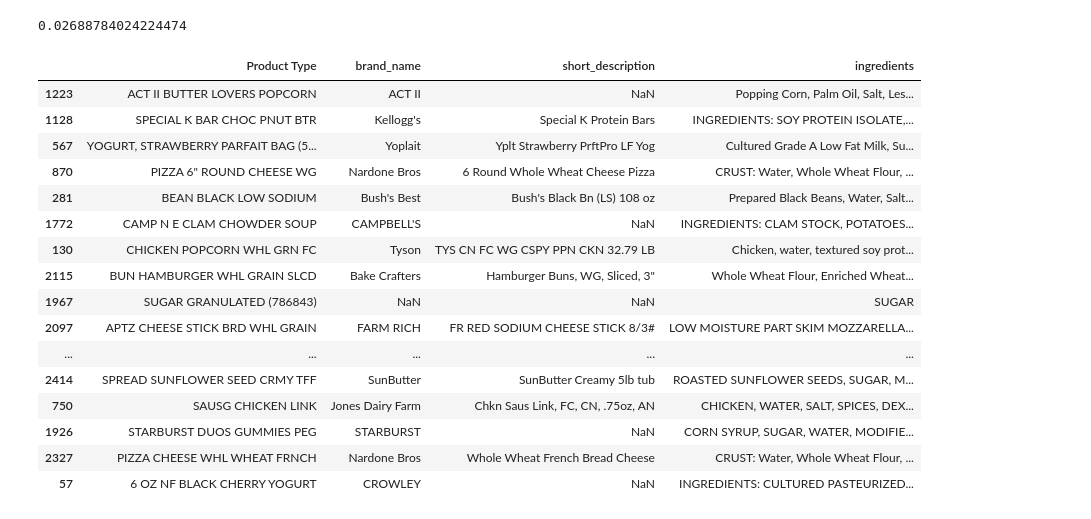
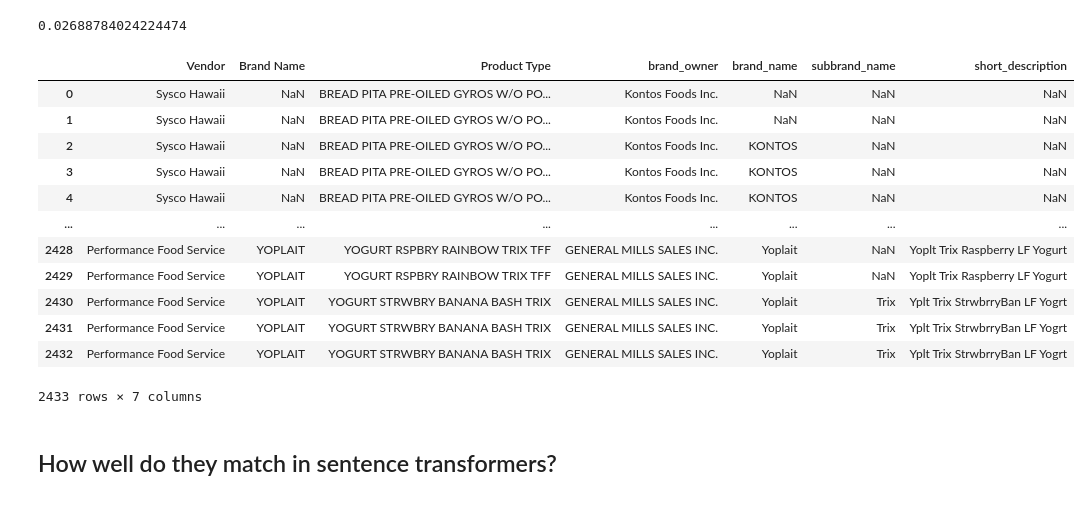
Before and after one commit to uchicago-dsi/good-food-purchasing-nova-classification, a Jupyter notebook: notebooks/match-with-sentence-transformers.ipynb, the cells around one changed output. Cells and saved outputs as stored; diff of their text form; code cells hidden in the pictures.

```diff
--- a/notebooks/match-with-sentence-transformers.ipynb
+++ b/notebooks/match-with-sentence-transformers.ipynb
@@ -94,28 +98,36 @@ usda_with_upc["gtin_upc"] = usda_with_upc["gtin_upc"].apply(lambda x: f"{int(x):
 # %% [markdown]
 ## Matching CGFP and USDA
 # %%
-cgfp_usda = cgfp_with_upc.merge(usda_with_upc, left_on="Product GTIN or UPC", right_on="gtin_upc")
+cgfp_usda = cgfp_with_upc.reset_index().merge(
+    usda_with_upc.reset_index(), left_on="Product GTIN or UPC", right_on="gtin_upc"
+)
 # %%
 len(cgfp_usda) / len(cgfp)
 # %% [output]
 0.02688784024224474
 # %%
-cgfp_usda.take(np.random.permutation(len(cgfp_usda))[:60])[["Product Type", "brand_name", "short_description", "ingredients"]]
+cgfp_usda[
+    [
+        "Vendor",
+        "Brand Name",
+        "Product Type",
+        "brand_owner",
+        "brand_name",
+        "subbrand_name",
+        "short_description",
+    ]
+]
 # %% [output]
-|  | Product Type | brand_name | short_description | ingredients |
-| 1223 | ACT II BUTTER LOVERS POPCORN | ACT II | NaN | Popping Corn, Palm Oil, Salt, Les... |
-| 1128 | SPECIAL K BAR CHOC PNUT BTR | Kellogg's | Special K Protein Bars | INGREDIENTS: SOY PROTEIN ISOLATE,... |
-| 567 | YOGURT, STRAWBERRY PARFAIT BAG (5... | Yoplait | Yplt Strawberry PrftPro LF Yog | Cultured Grade A Low Fat Milk, Su... |
-| 870 | PIZZA 6" ROUND CHEESE WG | Nardone Bros | 6 Round Whole Wheat Cheese Pizza | CRUST: Water, Whole Wheat Flour, ... |
-| 281 | BEAN BLACK LOW SODIUM | Bush's Best | Bush's Black Bn (LS) 108 oz | Prepared Black Beans, Water, Salt... |
-| 1772 | CAMP N E CLAM CHOWDER SOUP | CAMPBELL'S | NaN | INGREDIENTS: CLAM STOCK, POTATOES... |
-| 130 | CHICKEN POPCORN WHL GRN FC | Tyson | TYS CN FC WG CSPY PPN CKN 32.79 LB | Chicken, water, textured soy prot... |
-| 2115 | BUN HAMBURGER WHL GRAIN SLCD | Bake Crafters | Hamburger Buns, WG, Sliced, 3" | Whole Wheat Flour, Enriched Wheat... |
-| 1967 | SUGAR GRANULATED (786843) | NaN | NaN | SUGAR |
-| 2097 | APTZ CHEESE STICK BRD WHL GRAIN | FARM RICH | FR RED SODIUM CHEESE STICK 8/3# | LOW MOISTURE PART SKIM MOZZARELLA... |
-| ... | ... | ... | ... | ... |
-| 2414 | SPREAD SUNFLOWER SEED CRMY TFF | SunButter | SunButter Creamy 5lb tub | ROASTED SUNFLOWER SEEDS, SUGAR, M... |
-| 750 | SAUSG CHICKEN LINK | Jones Dairy Farm | Chkn Saus Link, FC, CN, .75oz, AN | CHICKEN, WATER, SALT, SPICES, DEX... |
-| 1926 | STARBURST DUOS GUMMIES PEG | STARBURST | NaN | CORN SYRUP, SUGAR, WATER, MODIFIE... |
-| 2327 | PIZZA CHEESE WHL WHEAT FRNCH | Nardone Bros | Whole Wheat French Bread Cheese | CRUST: Water, Whole Wheat Flour, ... |
-| 57 | 6 OZ NF BLACK CHERRY YOGURT | CROWLEY | NaN | INGREDIENTS: CULTURED PASTEURIZED... |
+|  | Vendor | Brand Name | Product Type | brand_owner | brand_name | subbrand_name | short_description |
+| 0 | Sysco Hawaii | NaN | BREAD PITA PRE-OILED GYROS W/O PO... | Kontos Foods Inc. | NaN | NaN | NaN |
+| 1 | Sysco Hawaii | NaN | BREAD PITA PRE-OILED GYROS W/O PO... | Kontos Foods Inc. | NaN | NaN | NaN |
+| 2 | Sysco Hawaii | NaN | BREAD PITA PRE-OILED GYROS W/O PO... | Kontos Foods Inc. | KONTOS | NaN | NaN |
+| 3 | Sysco Hawaii | NaN | BREAD PITA PRE-OILED GYROS W/O PO... | Kontos Foods Inc. | KONTOS | NaN | NaN |
+| 4 | Sysco Hawaii | NaN | BREAD PITA PRE-OILED GYROS W/O PO... | Kontos Foods Inc. | KONTOS | NaN | NaN |
+| ... | ... | ... | ... | ... | ... | ... | ... |
+| 2428 | Performance Food Service | YOPLAIT | YOGURT RSPBRY RAINBOW TRIX TFF | GENERAL MILLS SALES INC. | Yoplait | NaN | Yoplt Trix Raspberry LF Yogurt |
+| 2429 | Performance Food Service | YOPLAIT | YOGURT RSPBRY RAINBOW TRIX TFF | GENERAL MILLS SALES INC. | Yoplait | NaN | Yoplt Trix Raspberry LF Yogurt |
+| 2430 | Performance Food Service | YOPLAIT | YOGURT STRWBRY BANANA BASH TRIX | GENERAL MILLS SALES INC. | Yoplait | Trix | Yplt Trix StrwbrryBan LF Yogrt |
+| 2431 | Performance Food Service | YOPLAIT | YOGURT STRWBRY BANANA BASH TRIX | GENERAL MILLS SALES INC. | Yoplait | Trix | Yplt Trix StrwbrryBan LF Yogrt |
+| 2432 | Performance Food Service | YOPLAIT | YOGURT STRWBRY BANANA BASH TRIX | GENERAL MILLS SALES INC. | Yoplait | Trix | Yplt Trix StrwbrryBan LF Yogrt |
+2433 rows × 7 columns
@@ -121,0 +225,2 @@ cgfp_usda.take(np.random.permutation(len(cgfp_usda))[:60])[["Product Type", "bra
+# %% [markdown]
+## How well do they match in sentence transformers?
```
Also changed, not shown: parts of 29 cells of this notebook.
